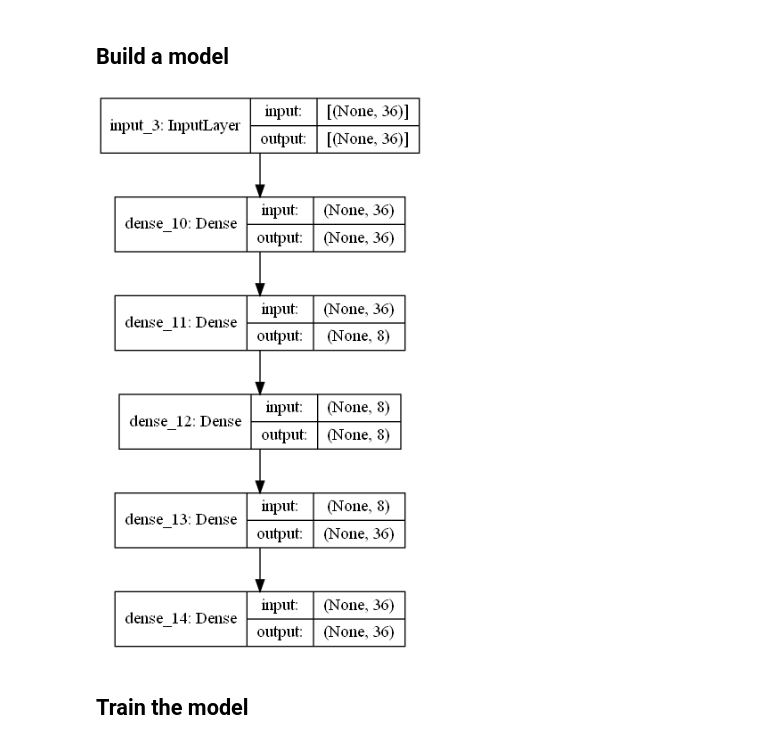
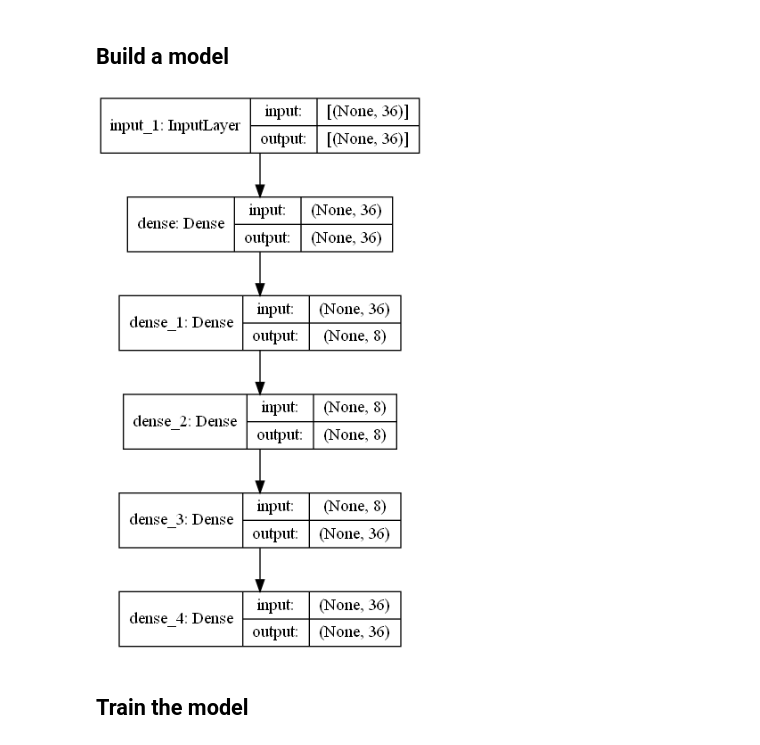
Before and after one commit to paroonk/keras-gas-turbine, a Jupyter notebook: 3_autoencoder_remove_redundant.ipynb, the cells around one changed output. Cells and saved outputs as stored; diff of their text form; code cells hidden in the pictures.

Commit message:
update model 2

```diff
--- a/3_autoencoder_remove_redundant.ipynb
+++ b/3_autoencoder_remove_redundant.ipynb
@@ -20,10 +20,10 @@ import pickle
 data_filename = 'GSPP11_data_merge_reduce'
 
 try:
-    data_df = pickle.load(open(data_filename + '.pickle', 'rb'))
+    data_df = pickle.load(open('data/' + data_filename + '.pickle', 'rb'))
 except (OSError, IOError) as e:
-    data_df = pd.read_excel(data_filename + '.xlsx')
-    pickle.dump(data_df, open(data_filename + '.pickle', 'wb'))
+    data_df = pd.read_excel('data/' + data_filename + '.xlsx')
+    pickle.dump(data_df, open('data/' + data_filename + '.pickle', 'wb'))
 
 data_df.head(3)
 # %% [output]
@@ -99,30 +99,30 @@ test_ds = test_ds.prefetch(buffer_size=buffer_size)
 # %%
 # Model name
 model_name = 'model_2'
 
 def make_model(features_number):
 
     # Encoder
     inputs = layers.Input(shape=(features_number, ))
     x = layers.Dense(36, activation='relu')(inputs)
     # x = layers.Dropout(rate=0.2)(x)
     # x = layers.Dense(32, activation='relu')(x)
     x = layers.Dense(8, activation='relu')(x)
 
     # Decoder
     x = layers.Dense(8, activation='relu')(x)
     # x = layers.Dropout(rate=0.2)(x)
     # x = layers.Dense(32, activation='relu')(x)
     x = layers.Dense(36, activation='relu')(x)
     outputs = layers.Dense(features_number)(x)
 
     return keras.Model(inputs, outputs, name='autoencoder')
 
 model = make_model(features_number=len(features.columns))
-keras.utils.plot_model(model, to_file=model_name + '.png', show_shapes=True)
+keras.utils.plot_model(model, to_file='images/' + model_name + '.png', show_shapes=True)
 # model.summary()
 # %% [output]
-[figure, old version]
+[figure, new version]
 # %% [markdown]
 ## Train the model
 # %%
```
Also changed, not shown: parts of 2 cells of this notebook, 21 other files.
